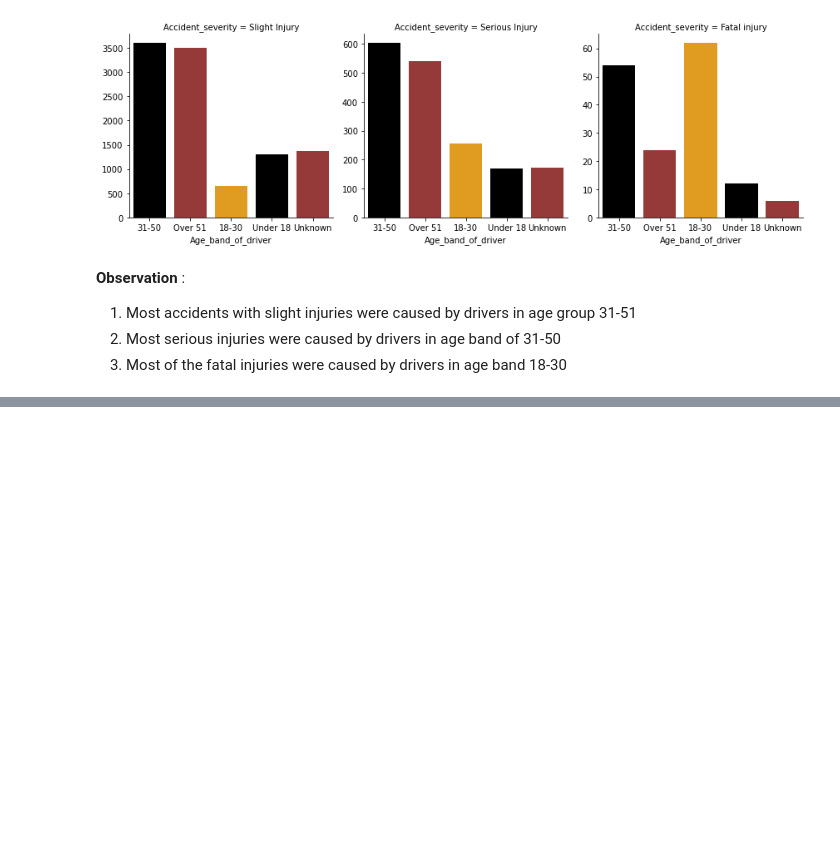
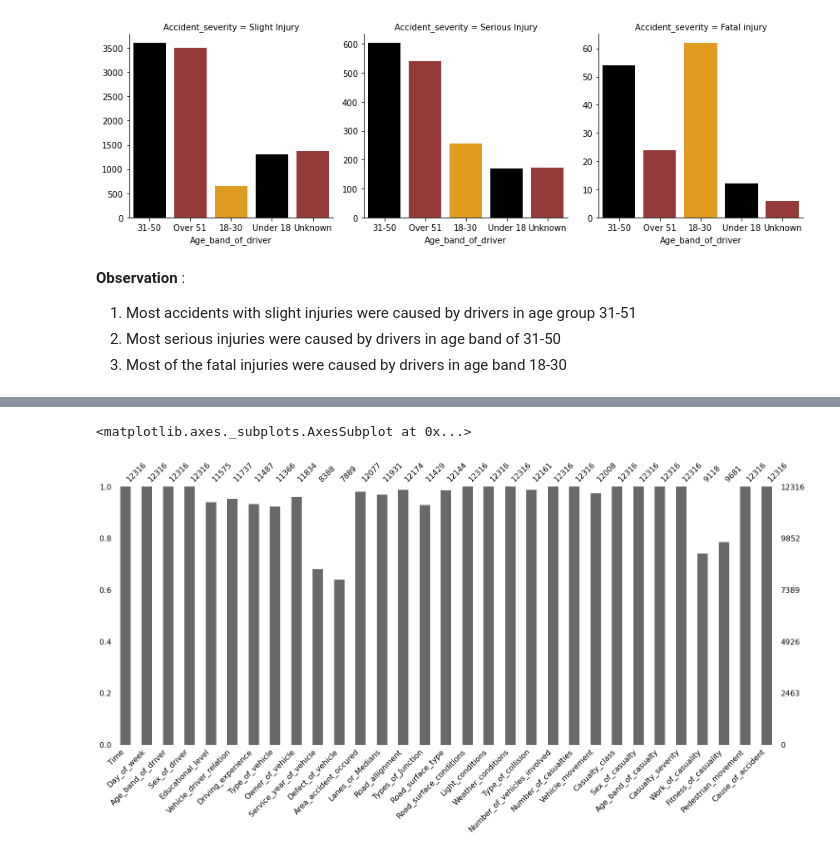
Before and after one commit to vedanthv/Road-Traffic-Accident-Severity-Classification, a Jupyter notebook: Cleaned_Notebook.ipynb, the cells around one changed output, grey strips where cells are left out. Drawn from its saved outputs; the diff is of its cells as text; code cells hidden in the pictures; blank space fills up the shorter version.

Commit message:
missing value analysis with missingno

```diff
--- a/Cleaned_Notebook.ipynb
+++ b/Cleaned_Notebook.ipynb
@@ -461,0 +485,6 @@ grid.map(sns.countplot, 'Age_band_of_driver', palette=['black', 'brown', 'orange
+# %%
+import missingno as msno
+msno.bar(X)
+# %% [output]
+<matplotlib.axes._subplots.AxesSubplot at 0x...>
+[figure, added]
```
Also changed, not shown: parts of 10 cells of this notebook.
